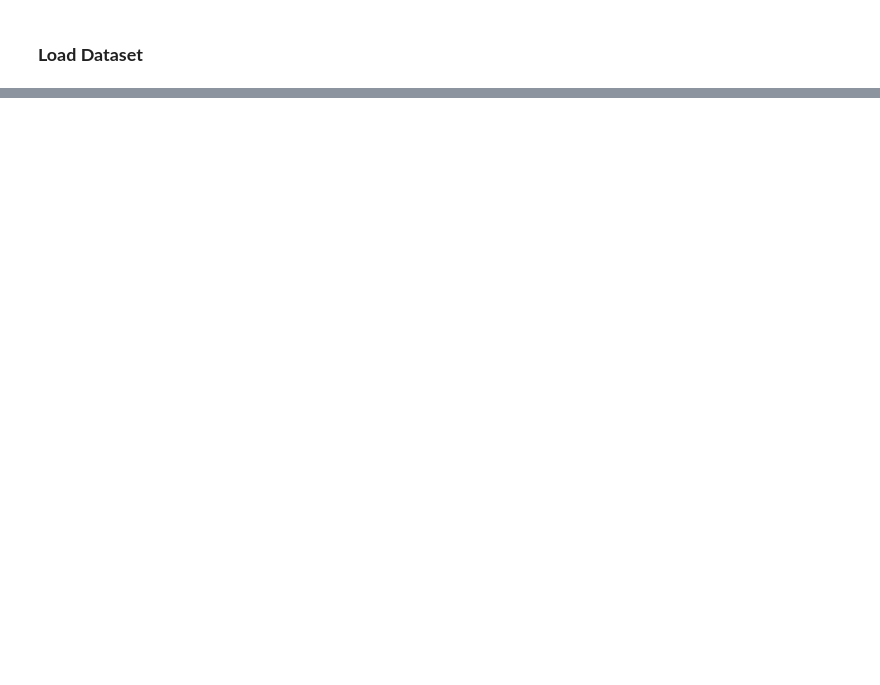
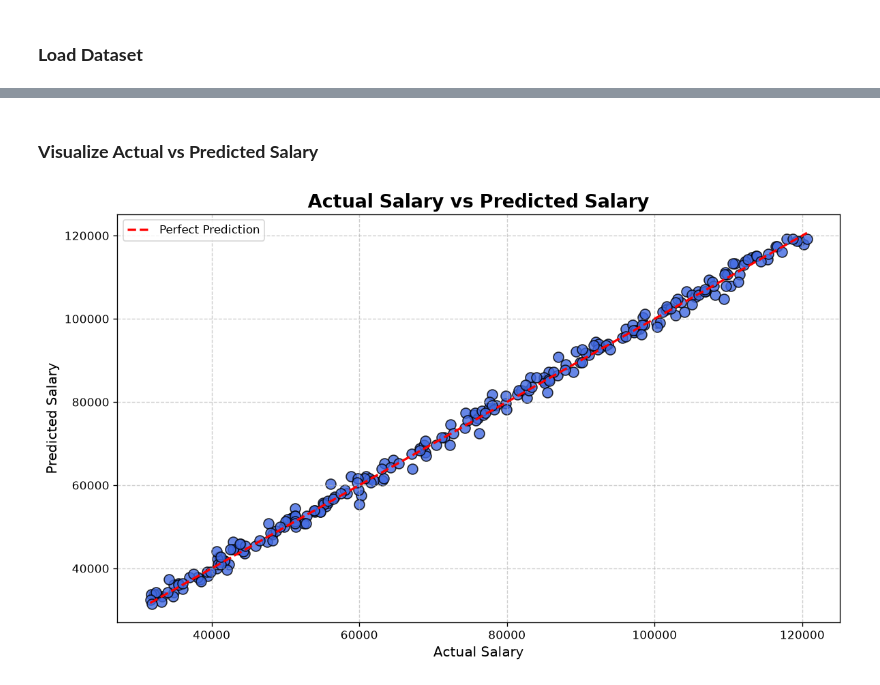
Before and after one commit to sriram806/Machine-Learning-Algorithms, a Jupyter notebook: simplelinearregression/Salary Prediction/main.ipynb, the cells around one changed output, grey strips where cells are left out. Saved outputs shown, nothing was run; the diff lists cells and outputs as text; code cells hidden in the pictures; blank space fills up the shorter version.

```diff
--- a/simplelinearregression/Salary Prediction/main.ipynb
+++ b/simplelinearregression/Salary Prediction/main.ipynb
@@ -30,0 +210,2 @@ Load Dataset
+# %%
+y_pred = model.predict(X_test)
@@ -30,0 +362,40 @@ Load Dataset
+# %% [markdown]
+### **Visualize Actual vs Predicted Salary**
+# %%
+plt.figure(figsize=(10, 6), dpi=120)
+
+# Scatter plot of actual vs predicted values
+plt.scatter(
+    y_test,
+    y_pred,
+    color="royalblue",
+    edgecolor="black",
+    s=80,
+    alpha=0.8
+)
+
+plt.plot(
+    [y_test.min(), y_test.max()],
+    [y_test.min(), y_test.max()],
+    color="red",
+    linestyle="--",
+    linewidth=2,
+    label="Perfect Prediction"
+)
+
+plt.title(
+    "Actual Salary vs Predicted Salary",
+    fontsize=16,
+    fontweight="bold"
+)
+
+plt.xlabel("Actual Salary", fontsize=12)
+plt.ylabel("Predicted Salary", fontsize=12)
+
+plt.legend()
+plt.grid(True, linestyle="--", alpha=0.6)
+plt.tight_layout()
+
+plt.show()
+# %% [output]
+[figure, added]
```
Also changed, not shown: parts of 37 cells of this notebook, 3 other files.
